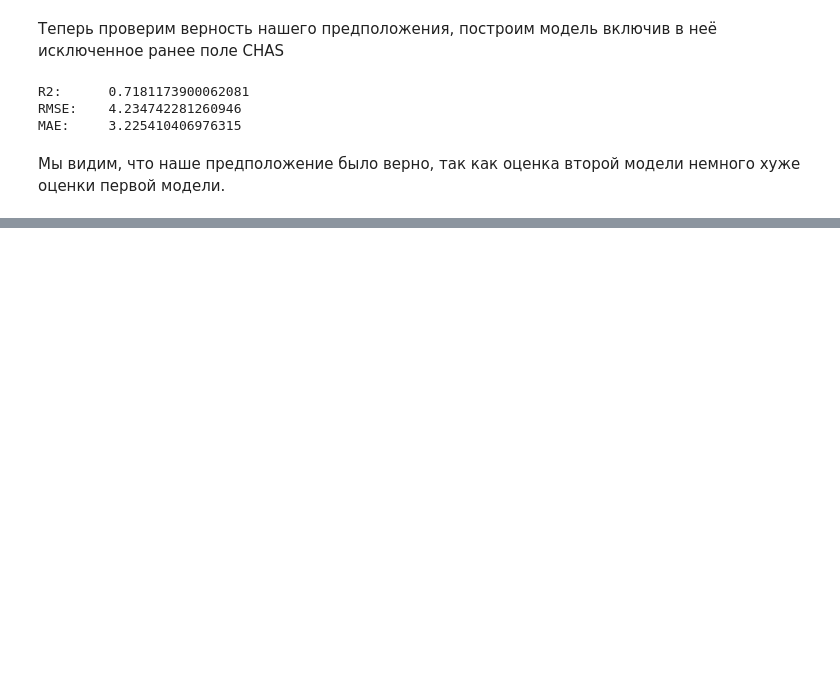
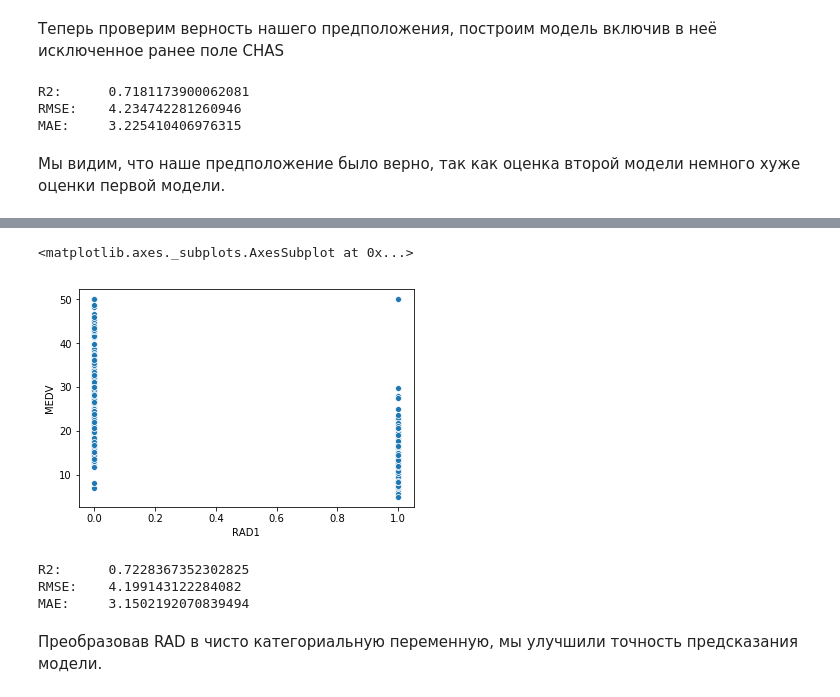
Before and after one commit to mrvanolog/Netology, a Jupyter notebook: Feature engineering/Lesson2/hw2.ipynb, the cells around one changed output, grey strips where cells are left out. Drawn from its saved outputs; the diff is of its cells as text; code cells hidden in the pictures; blank space fills up the shorter version.

```diff
--- a/Feature engineering/Lesson2/hw2.ipynb
+++ b/Feature engineering/Lesson2/hw2.ipynb
@@ -152,0 +164,13 @@ MAE:     3.225410406976315
+# %%
+RAD1 = []
+for i in data.index:
+    if data.loc[i, 'RAD'] == 24:
+        RAD1.append(1)
+    else:
+        RAD1.append(0)
+data['RAD1'] = RAD1
+# %%
+sns.scatterplot(data.RAD1, data.MEDV)
+# %% [output]
+<matplotlib.axes._subplots.AxesSubplot at 0x...>
+[figure, added]
@@ -152,0 +182,13 @@ MAE:     3.225410406976315
+# %%
+model2 = LinearRegression()
+model2.fit(X2_train, y2_train)
+y2_pred = model2.predict(X2_test)
+print("R2: \t", r2_score(y2_test, y2_pred))
+print("RMSE: \t", sqrt(mean_squared_error(y2_test, y2_pred)))
+print("MAE: \t", mean_absolute_error(y2_test, y2_pred))
+# %% [output]
+R2:      0.7228367352302825
+RMSE:    4.199143122284082
+MAE:     3.1502192070839494
+# %% [markdown]
+Преобразовав RAD в чисто категориальную переменную, мы улучшили точность предсказания модели.
```
Also changed, not shown: parts of 7 cells of this notebook.
